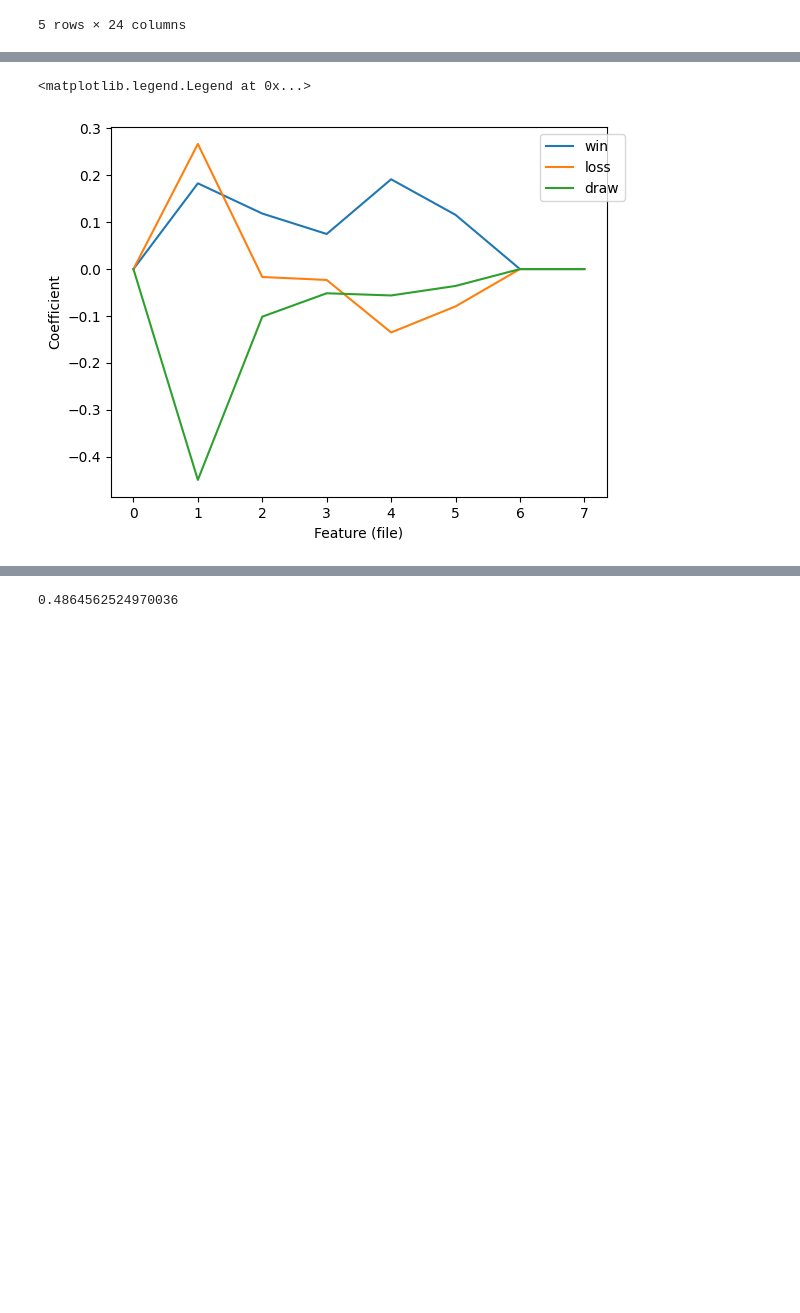
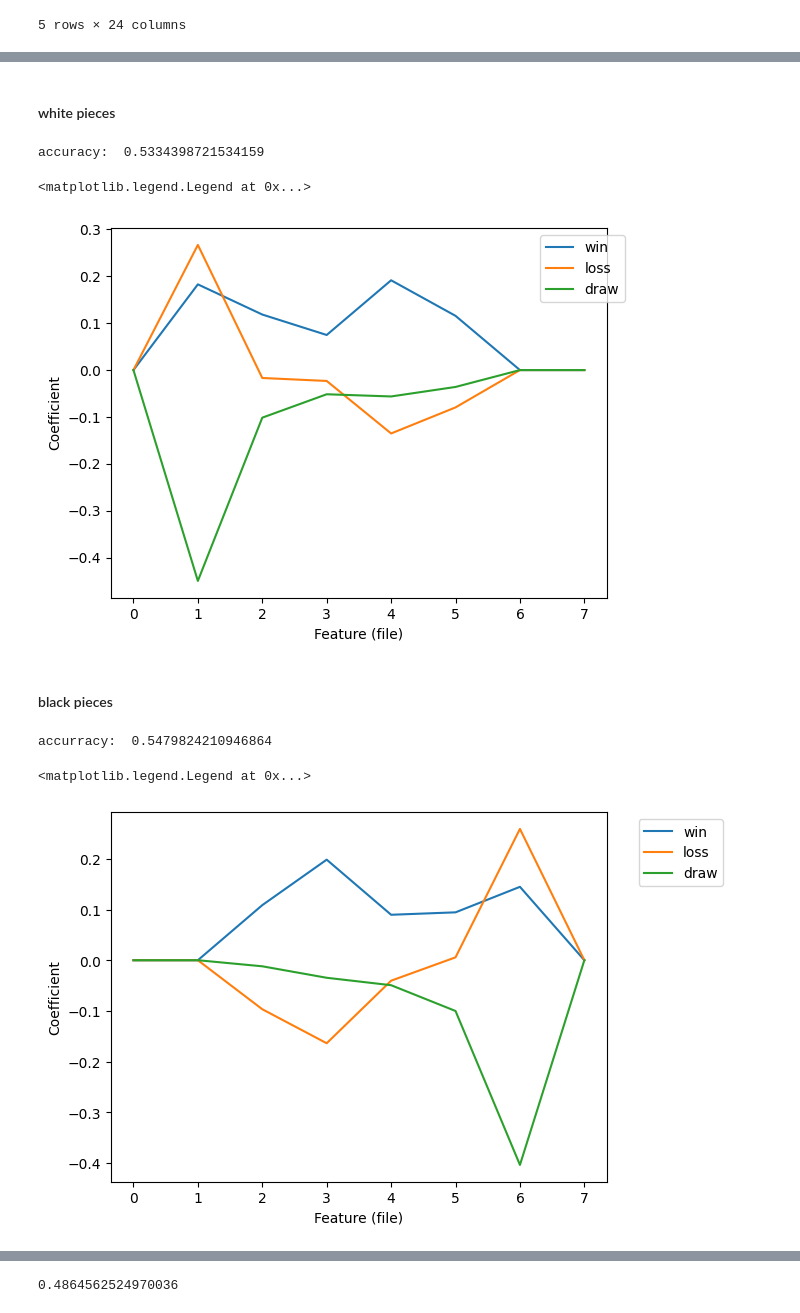
Before and after one commit to AntonGomes/chess-data-analysis, a Jupyter notebook: chess-data-analysis.ipynb, the cells around one changed output, grey strips where cells are left out. Saved outputs shown, nothing was run; the diff lists cells and outputs as text; code cells hidden in the pictures; blank space fills up the shorter version.

```diff
--- a/chess-data-analysis.ipynb
+++ b/chess-data-analysis.ipynb
@@ -255,3 +291,5 @@ Please also refer to the documentation for alternative solver options:
+# %% [markdown]
+#### white pieces
 # %%
 white_pawn_moves = df['white_pawn_moves'].tolist()
 white_simple_results = df['white_simple_result'].tolist()
@@ -259,7 +297,7 @@ white_simple_results = df['white_simple_result'].tolist()
 Xw_train, Xw_test, yw_train, yw_test = train_test_split(
      white_pawn_moves, white_simple_results, test_size=0.2, random_state=42)
 
-w_model = LogisticRegression(multi_class='multinomial')
+w_model = LogisticRegression(multi_class='auto')
 w_model.fit(Xw_train, yw_train)
 
 w_pred = w_model.predict(Xw_test)
@@ -268,6 +306,7 @@ w_pred_proba = w_model.predict_proba(Xw_test)[:, 1]
 coeffs = w_model.coef_
 game_results = df['white_simple_result'].unique()
 
+print('accuracy: ', accuracy_score(yw_test, w_pred))
 # plot the coefficients for each class
 fig, ax = plt.subplots()
 for i in range(coeffs.shape[0]):
@@ -277,5 +316,37 @@ ax.set_xlabel('Feature (file)')
 ax.set_ylabel('Coefficient')
 ax.legend(bbox_to_anchor=(1.05,1))
 # %% [output]
-<matplotlib.legend.Legend at 0x...>
+accuracy:  0.5334398721534159
+<matplotlib.legend.Legend at 0x...>
 [figure]
+# %% [markdown]
+#### black pieces
+# %%
+black_pawn_moves = df['black_pawn_moves'].tolist()
+black_simple_results = df['black_simple_result'].tolist()
+
+Xb_train, Xb_test, yb_train, yb_test = train_test_split(
+     black_pawn_moves, black_simple_results, test_size=0.2, random_state=42)
+
+b_model = LogisticRegression(multi_class='auto')
+b_model.fit(Xb_train, yb_train)
+
+b_pred = b_model.predict(Xb_test)
+b_pred_proba = b_model.predict_proba(Xb_test)[:, 1]
+
+coeffs = b_model.coef_
+game_results = df['white_simple_result'].unique()
+
+print('accurracy: ', accuracy_score(yb_test, b_pred))
+# plot the coefficients for each class
+fig, ax = plt.subplots()
+for i in range(coeffs.shape[0]):
+    ax.plot(coeffs[i], label=game_results[i])
+
+ax.set_xlabel('Feature (file)')
+ax.set_ylabel('Coefficient')
+ax.legend(bbox_to_anchor=(1.05,1))
+# %% [output]
+accurracy:  0.5479824210946864
+<matplotlib.legend.Legend at 0x...>
+[figure, added]
```
Also changed, not shown: parts of 57 cells of this notebook.
